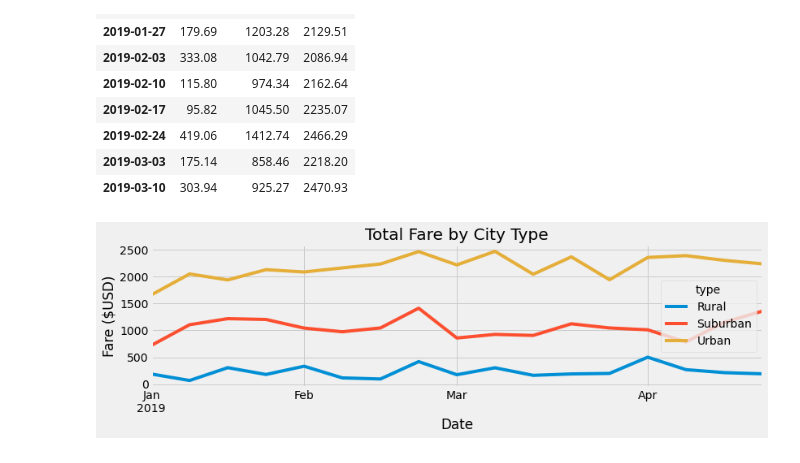
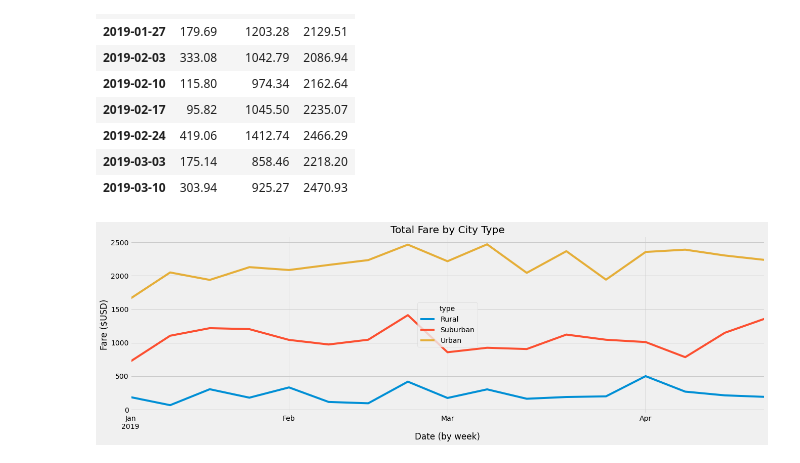
Before and after one commit to DALeske/PyBer_Analysis, a Jupyter notebook: PyBer_Challenge.ipynb, the cells around one changed output. Saved outputs shown, nothing was run; the diff lists cells and outputs as text; code cells hidden in the pictures.

```diff
--- a/PyBer_Challenge.ipynb
+++ b/PyBer_Challenge.ipynb
@@ -246,16 +246,16 @@ pyber_weekly_fares.head(10)
 # %%
 # 8. Using the object-oriented interface method, plot the resample DataFrame using the df.plot() function.
 
 # Import the style from Matplotlib.
 from matplotlib import style
 # Use the graph style fivethirtyeight.
 style.use('fivethirtyeight')
-pyber_weekly_fares.plot(figsize=(12,3))
+pyber_weekly_fares.plot(figsize=(20,6))
 plt.ylabel("Fare ($USD)")
-plt.xlabel("Date")
+plt.xlabel("Date (by week)")
 plt.title("Total Fare by City Type")
 
 # Save figure
 plt.savefig("analysis\Pyber_fare_summary.png")
 # %% [output]
-[figure, old version]
+[figure, new version]
```
Also changed, not shown: 3 other files.
